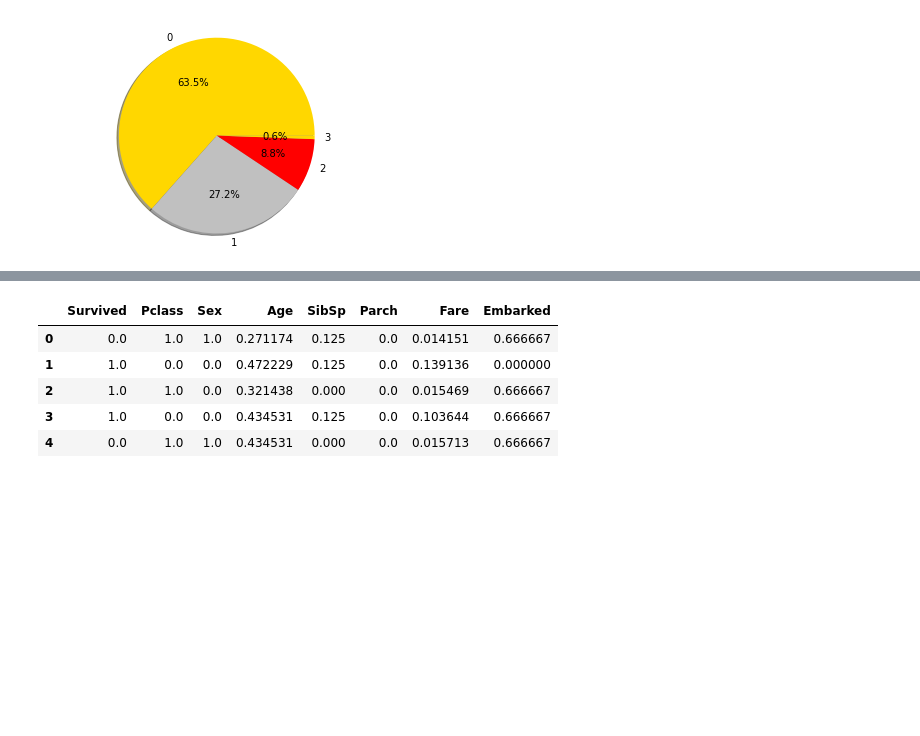
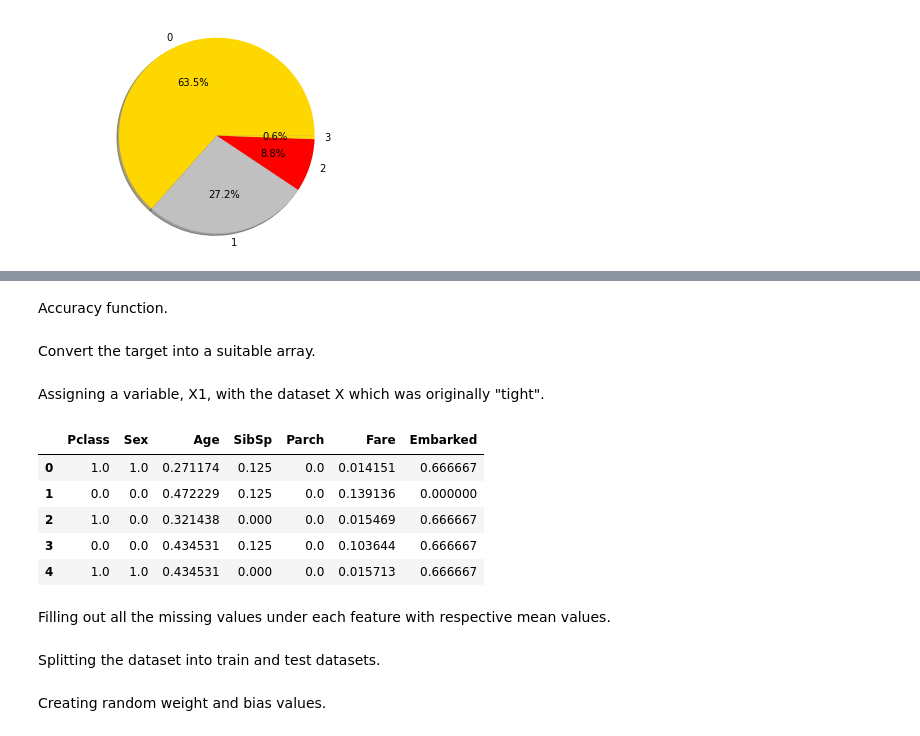
Before and after one commit to amoghnayak07/Capstone-Project, a Jupyter notebook: Titanic Capstone Project.ipynb, the cells around one changed output, grey strips where cells are left out. Drawn from its saved outputs; the diff is of its cells as text; code cells hidden in the pictures; blank space fills up the shorter version.

```diff
--- a/Titanic Capstone Project.ipynb
+++ b/Titanic Capstone Project.ipynb
@@ -342,3 +399,5 @@ def backpropogate(i, layer0, layer1, layer2, layer3, layer4, actual_y, w0,w1,w2,
+# %% [markdown]
+Accuracy function.
 # %%
 def accuracy(testx, testy):
     correct = 0
@@ -348,6 +407,8 @@ def accuracy(testx, testy):
             correct +=1
 
     return f"Accuracy: {correct*100/len(testy)}%"
+# %% [markdown]
+Convert the target into a suitable array.
 # %%
 target_list = []
 for i in tight.Survived:
@@ -356,14 +417,18 @@ for i in tight.Survived:
     target_list.append(op)
 
 y = target_list
+# %% [markdown]
+Assigning a variable, X1, with the dataset X which was originally "tight".
 # %%
-X1=X
+X1=X.drop(['Survived'], axis=1)
 X1.head()
 # %% [output]
-|  | Survived | Pclass | Sex | Age | SibSp | Parch | Fare | Embarked |
-| 0 | 0.0 | 1.0 | 1.0 | 0.271174 | 0.125 | 0.0 | 0.014151 | 0.666667 |
-| 1 | 1.0 | 0.0 | 0.0 | 0.472229 | 0.125 | 0.0 | 0.139136 | 0.000000 |
-| 2 | 1.0 | 1.0 | 0.0 | 0.321438 | 0.000 | 0.0 | 0.015469 | 0.666667 |
-| 3 | 1.0 | 0.0 | 0.0 | 0.434531 | 0.125 | 0.0 | 0.103644 | 0.666667 |
-| 4 | 0.0 | 1.0 | 1.0 | 0.434531 | 0.000 | 0.0 | 0.015713 | 0.666667 |
+|  | Pclass | Sex | Age | SibSp | Parch | Fare | Embarked |
+| 0 | 1.0 | 1.0 | 0.271174 | 0.125 | 0.0 | 0.014151 | 0.666667 |
+| 1 | 0.0 | 0.0 | 0.472229 | 0.125 | 0.0 | 0.139136 | 0.000000 |
+| 2 | 1.0 | 0.0 | 0.321438 | 0.000 | 0.0 | 0.015469 | 0.666667 |
+| 3 | 0.0 | 0.0 | 0.434531 | 0.125 | 0.0 | 0.103644 | 0.666667 |
+| 4 | 1.0 | 1.0 | 0.434531 | 0.000 | 0.0 | 0.015713 | 0.666667 |
+# %% [markdown]
+Filling out all the missing values under each feature with respective mean values.
 # %%
@@ -371 +436,3 @@ X1.fillna(X.mean(),inplace=True)
+# %% [markdown]
+Splitting the dataset into train and test datasets.
 # %%
@@ -373,2 +440,4 @@ xtrain, xtest, ytrain, ytest = train_test_split(X1.values,y, test_size=0.8)
+# %% [markdown]
+Creating random weight and bias values.
 # %%
 np.random.seed(0)
```
Also changed, not shown: parts of 57 cells of this notebook, 1 other file.
